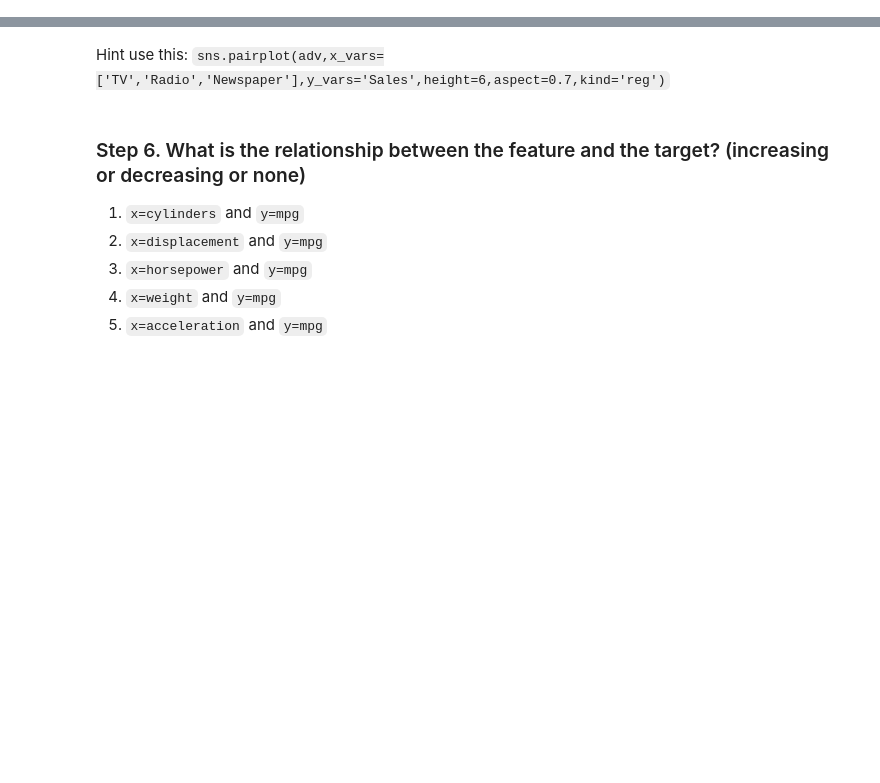
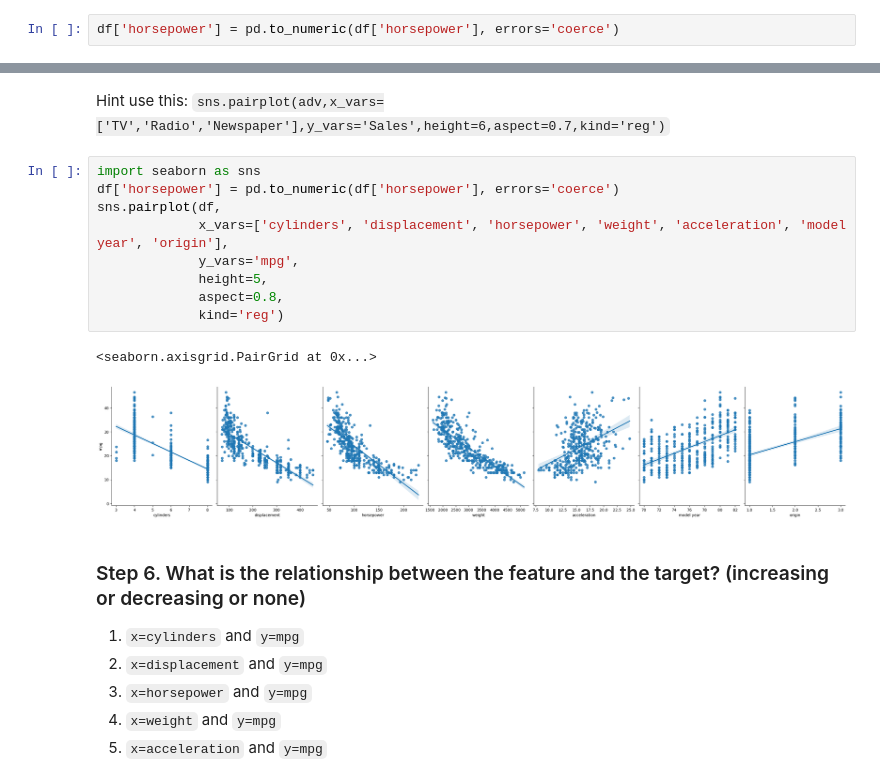
Before and after one commit to MonaMashta/AAI, a Jupyter notebook: student/ML/ex2_Automobile Fuel Efficiency.ipynb, the cells around one changed output, grey strips where cells are left out. Saved outputs shown, nothing was run; the diff lists cells and outputs as text; blank space fills up the shorter version.

```diff
--- a/student/ML/ex2_Automobile Fuel Efficiency.ipynb
+++ b/student/ML/ex2_Automobile Fuel Efficiency.ipynb
@@ -34,6 +34,8 @@ df.head()
 
 X= df[['cylinders','displacement','horsepower','weight','acceleration','model year', 'origin']]
 y= df['mpg']
+# %%
+df['horsepower'] = pd.to_numeric(df['horsepower'], errors='coerce')
 # %% [markdown]
 ### Step 2.b print the type of each
 # %%
@@ -67,6 +99,18 @@ Target Type: Numerical (Continuous)
 ### Step 5. Plot each of the features vs the target
 # %% [markdown]
 Hint use this: `sns.pairplot(adv,x_vars=['TV','Radio','Newspaper'],y_vars='Sales',height=6,aspect=0.7,kind='reg')`
+# %%
+import seaborn as sns
+df['horsepower'] = pd.to_numeric(df['horsepower'], errors='coerce')
+sns.pairplot(df,
+             x_vars=['cylinders', 'displacement', 'horsepower', 'weight', 'acceleration', 'model year', 'origin'],
+             y_vars='mpg',
+             height=5,
+             aspect=0.8,
+             kind='reg')
+# %% [output]
+<seaborn.axisgrid.PairGrid at 0x...>
+[figure, added]
 # %% [markdown]
 ### Step 6. What is the relationship between the feature and the target? (increasing or decreasing or none)
 
```
Also changed, not shown: parts of 10 cells of this notebook, 1 other file.
